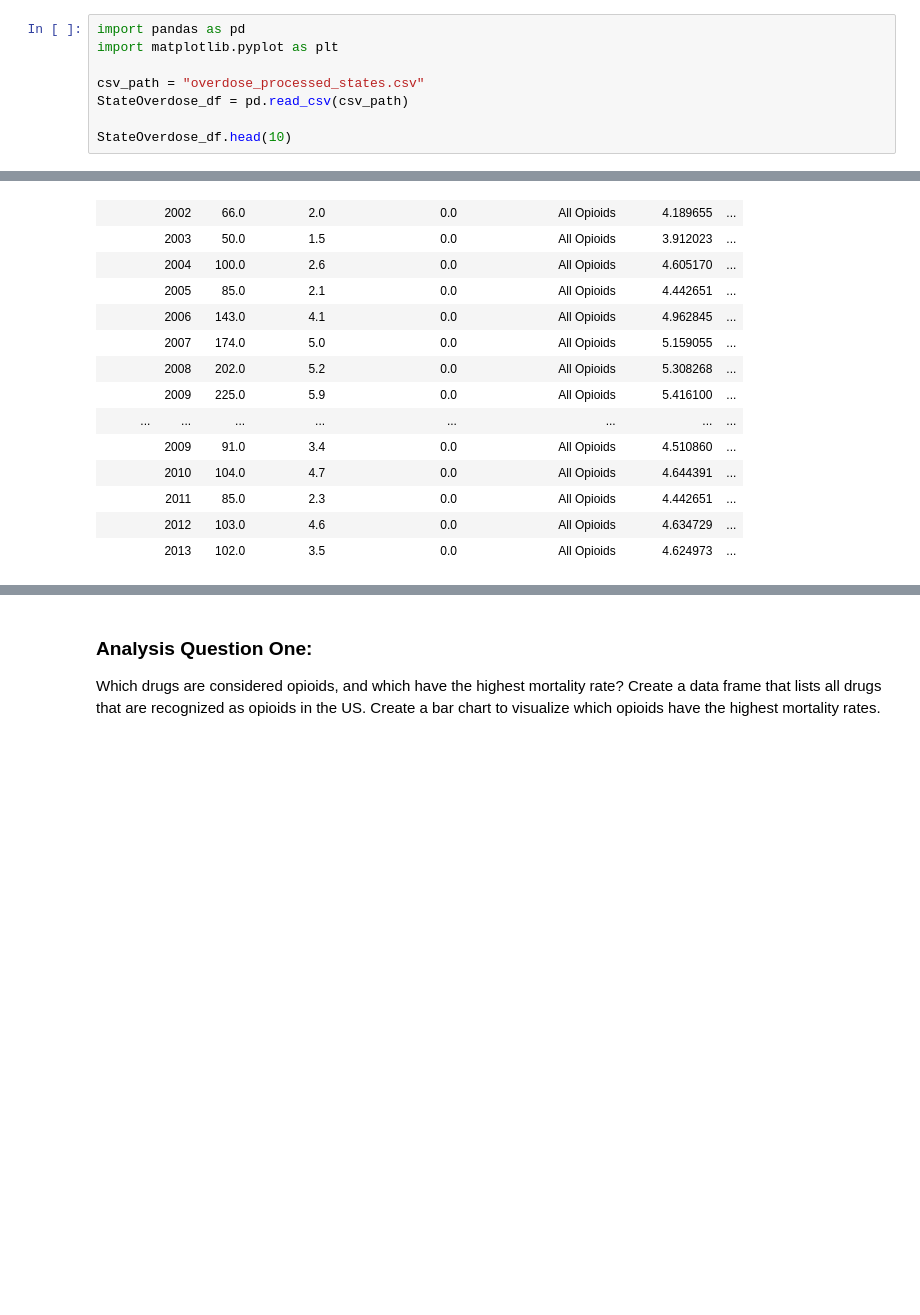
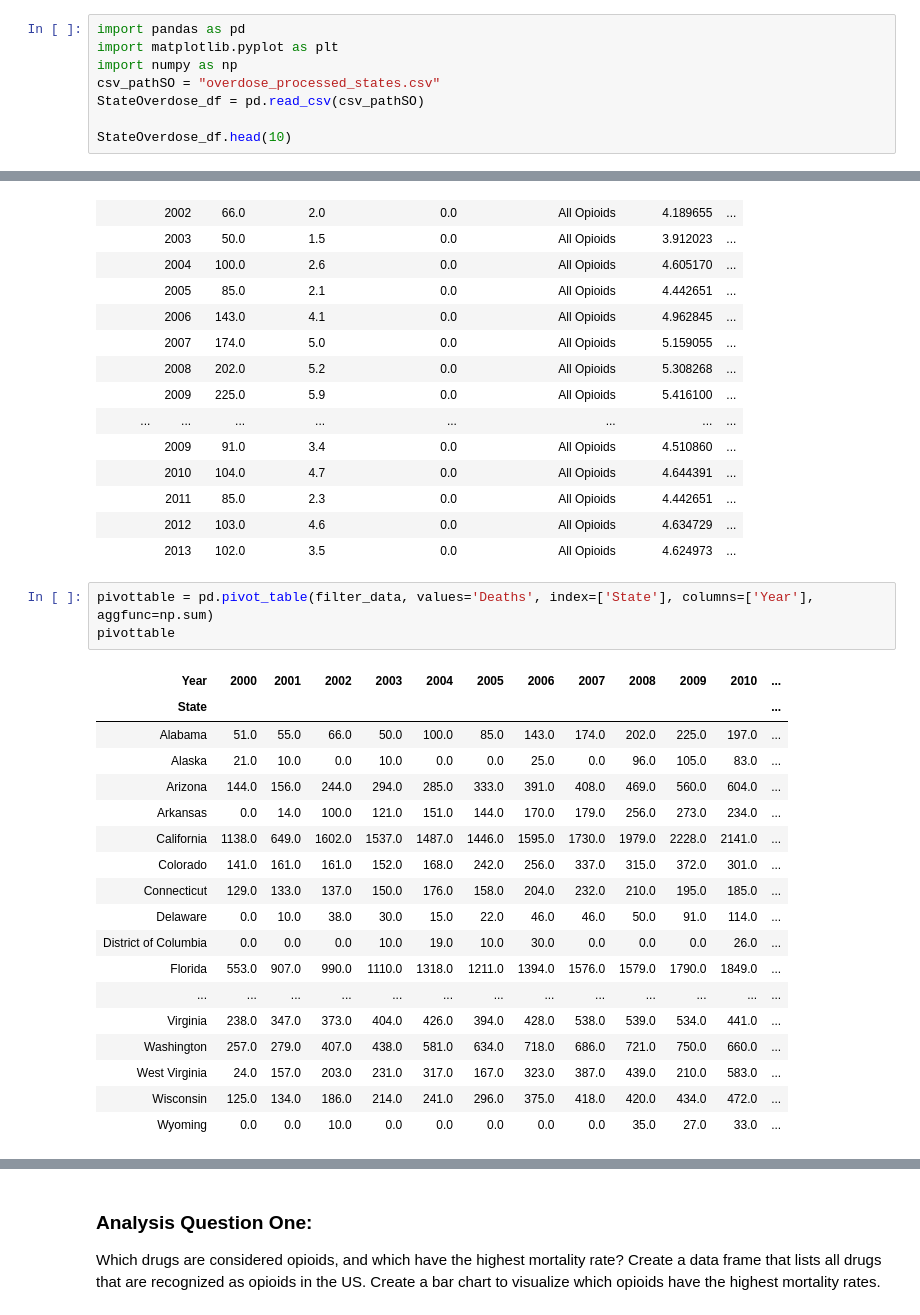
Before and after one commit to fia400/CPSSTeam, a Jupyter notebook: CPSS Team Project.ipynb, the cells around one changed output, grey strips where cells are left out. Drawn from its saved outputs; the diff is of its cells as text; blank space fills up the shorter version.

```diff
--- a/CPSS Team Project.ipynb
+++ b/CPSS Team Project.ipynb
@@ -51,9 +51,9 @@ Finally, be sure that your projects meet the [technical requirements](TechnicalR
 # %%
 import pandas as pd
 import matplotlib.pyplot as plt
-
-csv_path = "overdose_processed_states.csv"
-StateOverdose_df = pd.read_csv(csv_path)
+import numpy as np
+csv_pathSO = "overdose_processed_states.csv"
+StateOverdose_df = pd.read_csv(csv_pathSO)
 
 StateOverdose_df.head(10)
 # %% [output]
@@ -136,3 +136,25 @@ Grouped.first()
 |  | 2011 | 85.0 | 2.3 | 0.0 | All Opioids | 4.442651 | ... |
 |  | 2012 | 103.0 | 4.6 | 0.0 | All Opioids | 4.634729 | ... |
 |  | 2013 | 102.0 | 3.5 | 0.0 | All Opioids | 4.624973 | ... |
+# %%
+pivottable = pd.pivot_table(filter_data, values='Deaths', index=['State'], columns=['Year'], aggfunc=np.sum)
+pivottable
+# %% [output]
+| Year | 2000 | 2001 | 2002 | 2003 | 2004 | 2005 | 2006 | 2007 | 2008 | 2009 | 2010 | ... |
+| State |  |  |  |  |  |  |  |  |  |  |  | ... |
+| Alabama | 51.0 | 55.0 | 66.0 | 50.0 | 100.0 | 85.0 | 143.0 | 174.0 | 202.0 | 225.0 | 197.0 | ... |
+| Alaska | 21.0 | 10.0 | 0.0 | 10.0 | 0.0 | 0.0 | 25.0 | 0.0 | 96.0 | 105.0 | 83.0 | ... |
+| Arizona | 144.0 | 156.0 | 244.0 | 294.0 | 285.0 | 333.0 | 391.0 | 408.0 | 469.0 | 560.0 | 604.0 | ... |
+| Arkansas | 0.0 | 14.0 | 100.0 | 121.0 | 151.0 | 144.0 | 170.0 | 179.0 | 256.0 | 273.0 | 234.0 | ... |
+| California | 1138.0 | 649.0 | 1602.0 | 1537.0 | 1487.0 | 1446.0 | 1595.0 | 1730.0 | 1979.0 | 2228.0 | 2141.0 | ... |
+| Colorado | 141.0 | 161.0 | 161.0 | 152.0 | 168.0 | 242.0 | 256.0 | 337.0 | 315.0 | 372.0 | 301.0 | ... |
+| Connecticut | 129.0 | 133.0 | 137.0 | 150.0 | 176.0 | 158.0 | 204.0 | 232.0 | 210.0 | 195.0 | 185.0 | ... |
+| Delaware | 0.0 | 10.0 | 38.0 | 30.0 | 15.0 | 22.0 | 46.0 | 46.0 | 50.0 | 91.0 | 114.0 | ... |
+| District of Columbia | 0.0 | 0.0 | 0.0 | 10.0 | 19.0 | 10.0 | 30.0 | 0.0 | 0.0 | 0.0 | 26.0 | ... |
+| Florida | 553.0 | 907.0 | 990.0 | 1110.0 | 1318.0 | 1211.0 | 1394.0 | 1576.0 | 1579.0 | 1790.0 | 1849.0 | ... |
+| ... | ... | ... | ... | ... | ... | ... | ... | ... | ... | ... | ... | ... |
+| Virginia | 238.0 | 347.0 | 373.0 | 404.0 | 426.0 | 394.0 | 428.0 | 538.0 | 539.0 | 534.0 | 441.0 | ... |
+| Washington | 257.0 | 279.0 | 407.0 | 438.0 | 581.0 | 634.0 | 718.0 | 686.0 | 721.0 | 750.0 | 660.0 | ... |
+| West Virginia | 24.0 | 157.0 | 203.0 | 231.0 | 317.0 | 167.0 | 323.0 | 387.0 | 439.0 | 210.0 | 583.0 | ... |
+| Wisconsin | 125.0 | 134.0 | 186.0 | 214.0 | 241.0 | 296.0 | 375.0 | 418.0 | 420.0 | 434.0 | 472.0 | ... |
+| Wyoming | 0.0 | 0.0 | 10.0 | 0.0 | 0.0 | 0.0 | 0.0 | 0.0 | 35.0 | 27.0 | 33.0 | ... |
```
Also changed, not shown: parts of 1 cell of this notebook, 1 other file.
